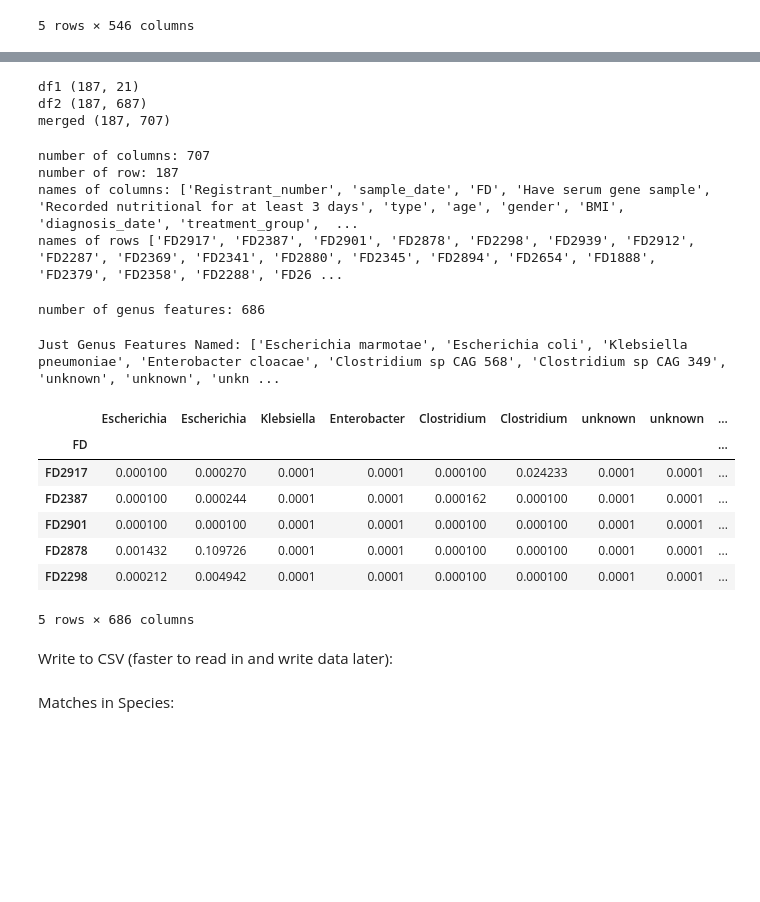
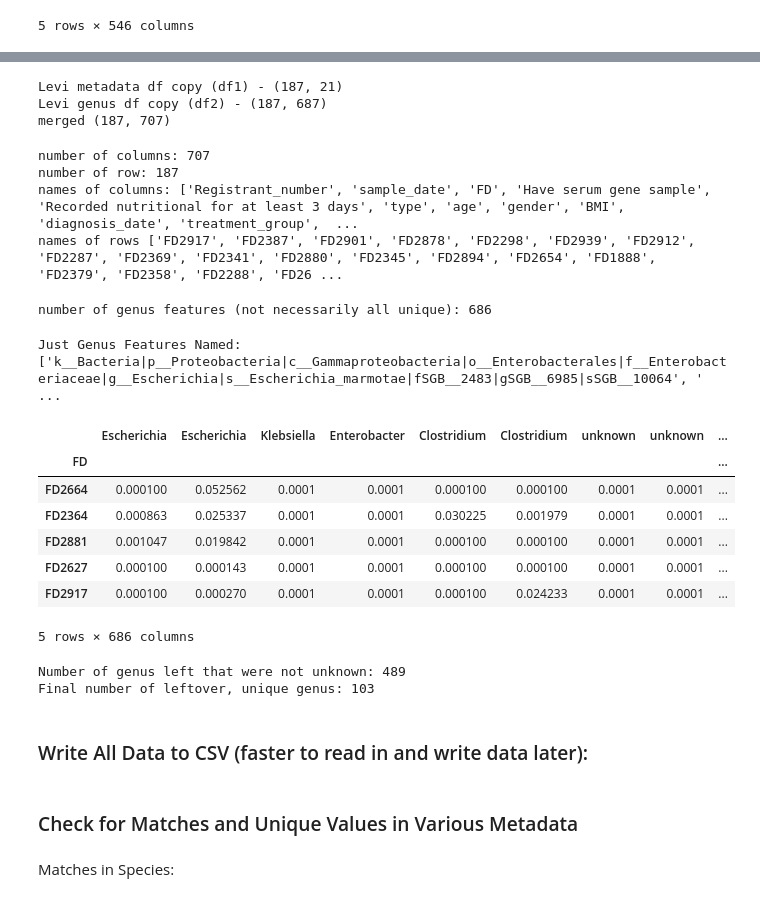
Before and after one commit to evelynsq/gut-microbiome-signature-multiple-sclerosis, a Jupyter notebook: make_DFs.ipynb, the cells around one changed output, grey strips where cells are left out. Drawn from its saved outputs; the diff is of its cells as text; code cells hidden in the pictures; blank space fills up the shorter version.

```diff
--- a/make_DFs.ipynb
+++ b/make_DFs.ipynb
@@ -86,6 +86,8 @@ Loading mmc3 and mmc4 sheets from second cohort
 # %%
-df1_samples_02 = pl.read_excel("data/original_datasets/Levi/mmc3.xlsx",
+levi_meta = pl.read_excel("data/original_datasets/Levi/mmc3.xlsx",
                                sheet_name = "Microbiome particpants").to_pandas()
-df2_species_02 = pl.read_excel("data/original_datasets/Levi/mmc4.xlsx",
+
+# the genus + species level data are both under the same sheet
+levi_species = pl.read_excel("data/original_datasets/Levi/mmc4.xlsx",
                                sheet_name = "Species").to_pandas()
 # %% [markdown]
@@ -93,5 +95,5 @@ Merging on FD -- mmc4 sheet has FD combined with Registrant number ex) 32313_FD2
 # %%
-id_col = df2_species_02.columns[0]
-df2_species_02[id_col] = df2_species_02[id_col].astype(str).str.split("_").str[-1].str.strip()
-df2_species_02 = df2_species_02.rename(columns = {id_col:"FD" })
+id_col = levi_species.columns[0]
+levi_species[id_col] = levi_species[id_col].astype(str).str.split("_").str[-1].str.strip()
+levi_species = levi_species.rename(columns = {id_col:"FD"})
 # %%
@@ -238,9 +284,10 @@ data_3.head()
 # %%
-df4_samples = df1_samples_02.copy()
-df4_genus = df2_species_02.copy()
+levi_meta_copy = levi_meta.copy()
+levi_genus = levi_species.copy()
 
-id_col = df4_genus.columns[0]
-df4_genus[id_col] = df4_genus[id_col].astype(str).str.split("_").str[-1].str.strip() #Fixing Column name for join
-df4_genus = df4_genus.rename(columns = {id_col:"FD" })
+id_col = levi_genus.columns[0]
+levi_genus[id_col] = levi_genus[id_col].astype(str).str.split("_").str[-1].str.strip() #Fixing Column name for join
+levi_genus = levi_genus.rename(columns = {id_col:"FD"})
 
-merged_samples_genus_02 = df4_samples.merge(df4_genus, on = "FD", how = "inner")
+merged_samples_genus_levi = levi_meta_copy.merge(levi_genus, on = "FD", how = "inner")
+merged_samples_genus_levi.head()
@@ -247,9 +302,10 @@ merged_samples_genus_02 = df4_samples.merge(df4_genus, on = "FD", how = "inner")
 # %%
-print("df1", df4_samples.shape)
-print("df2", df4_genus.shape)
-print("merged", merged_samples_genus_02.shape)
+# compare the dataframe shapes
+print("Levi metadata df copy (df1) -", levi_meta_copy.shape)
+print("Levi genus df copy (df2) -", levi_genus.shape)
+print("merged", merged_samples_genus_levi.shape)
 # %% [output]
-df1 (187, 21)
-df2 (187, 687)
+Levi metadata df copy (df1) - (187, 21)
+Levi genus df copy (df2) - (187, 687)
 merged (187, 707)
 # %%
@@ -264,16 +322,17 @@ number of row: 187
 names of columns: ['Registrant_number', 'sample_date', 'FD', 'Have serum gene sample', 'Recorded nutritional for at least 3 days', 'type', 'age', 'gender', 'BMI', 'diagnosis_date', 'treatment_group',  ...
 names of rows ['FD2917', 'FD2387', 'FD2901', 'FD2878', 'FD2298', 'FD2939', 'FD2912', 'FD2287', 'FD2369', 'FD2341', 'FD2880', 'FD2345', 'FD2894', 'FD2654', 'FD1888', 'FD2379', 'FD2358', 'FD2288', 'FD26 ...
 # %%
-pt_pos = merged_samples_genus_02.columns.get_loc("Previous treatments")
-taxa_cols_02 = merged_samples_genus_02.columns[pt_pos + 1:]
-print("number of genus features:", len(taxa_cols_02))
+# see the number of genus feature columns
+pt_pos = merged_samples_genus_levi.columns.get_loc("Previous treatments")
+taxa_cols_02 = merged_samples_genus_levi.columns[pt_pos + 1:]
+print("number of genus features (not necessarily all unique):", len(taxa_cols_02))
 # %% [output]
-number of genus features: 686
+number of genus features (not necessarily all unique): 686
 # %%
-data_4 = merged_samples_genus_02.iloc[:, merged_samples_genus_02.columns.get_loc("Previous treatments") + 1:]
-print("Just Genus Features Named:", data_2.columns.tolist())
+merged_samples_genus_levi = merged_samples_genus_levi.iloc[:, merged_samples_genus_levi.columns.get_loc("Previous treatments") + 1:]
+print("Just Genus Features Named:", merged_samples_genus_levi.columns.tolist())
 # %% [output]
-Just Genus Features Named: ['Escherichia marmotae', 'Escherichia coli', 'Klebsiella pneumoniae', 'Enterobacter cloacae', 'Clostridium sp CAG 568', 'Clostridium sp CAG 349', 'unknown', 'unknown', 'unkn ...
+Just Genus Features Named: ['k__Bacteria|p__Proteobacteria|c__Gammaproteobacteria|o__Enterobacterales|f__Enterobacteriaceae|g__Escherichia|s__Escherichia_marmotae|fSGB__2483|gSGB__6985|sSGB__10064', ' ...
 # %%
 def standardize_genus(names):
 
@@ -296,14 +355,15 @@ def standardize_genus(names):
 
     return standardized_names
 # %%
-data_4.columns = standardize_genus(data_4.columns.tolist())
-data_4.head()
+levi_genus_df = levi_genus.set_index('FD')
+levi_genus_df.columns = standardize_genus(levi_genus_df.columns.tolist())
+levi_genus_df.head()
 # %% [output]
 |  | Escherichia | Escherichia | Klebsiella | Enterobacter | Clostridium | Clostridium | unknown | unknown | ... |
 | FD |  |  |  |  |  |  |  |  | ... |
+| FD2664 | 0.000100 | 0.052562 | 0.0001 | 0.0001 | 0.000100 | 0.000100 | 0.0001 | 0.0001 | ... |
+| FD2364 | 0.000863 | 0.025337 | 0.0001 | 0.0001 | 0.030225 | 0.001979 | 0.0001 | 0.0001 | ... |
+| FD2881 | 0.001047 | 0.019842 | 0.0001 | 0.0001 | 0.000100 | 0.000100 | 0.0001 | 0.0001 | ... |
+| FD2627 | 0.000100 | 0.000143 | 0.0001 | 0.0001 | 0.000100 | 0.000100 | 0.0001 | 0.0001 | ... |
 | FD2917 | 0.000100 | 0.000270 | 0.0001 | 0.0001 | 0.000100 | 0.024233 | 0.0001 | 0.0001 | ... |
-| FD2387 | 0.000100 | 0.000244 | 0.0001 | 0.0001 | 0.000162 | 0.000100 | 0.0001 | 0.0001 | ... |
-| FD2901 | 0.000100 | 0.000100 | 0.0001 | 0.0001 | 0.000100 | 0.000100 | 0.0001 | 0.0001 | ... |
-| FD2878 | 0.001432 | 0.109726 | 0.0001 | 0.0001 | 0.000100 | 0.000100 | 0.0001 | 0.0001 | ... |
-| FD2298 | 0.000212 | 0.004942 | 0.0001 | 0.0001 | 0.000100 | 0.000100 | 0.0001 | 0.0001 | ... |
 5 rows × 686 columns
@@ -315,3 +370,14 @@ data_4.head()
+# %%
+# drop the unknown genus columns
+levi_genus_known_df = levi_genus_df.drop(columns=['unknown'])
+print(f"Number of genus left that were not unknown: {len(levi_genus_known_df.columns)}")
+
+# need to drop any duplicates genus columns as well
+levi_genus_unique_df = levi_genus_known_df.loc[:, ~levi_genus_known_df.columns.duplicated()]
+print(f"Final number of leftover, unique genus: {len(levi_genus_unique_df.columns)}")
+# %% [output]
+Number of genus left that were not unknown: 489
+Final number of leftover, unique genus: 103
 # %% [markdown]
-Write to CSV (faster to read in and write data later):
+### Write All Data to CSV (faster to read in and write data later):
 # %%
@@ -322,3 +389,5 @@ data_4.to_csv("data/preprocessed/csv/Cohort2_Genus.csv", index = False)
+# %% [markdown]
+### Check for Matches and Unique Values in Various Metadata
 # %% [markdown]
 Matches in Species:
 # %%
```
Also changed, not shown: parts of 44 cells of this notebook, 2 other files.
